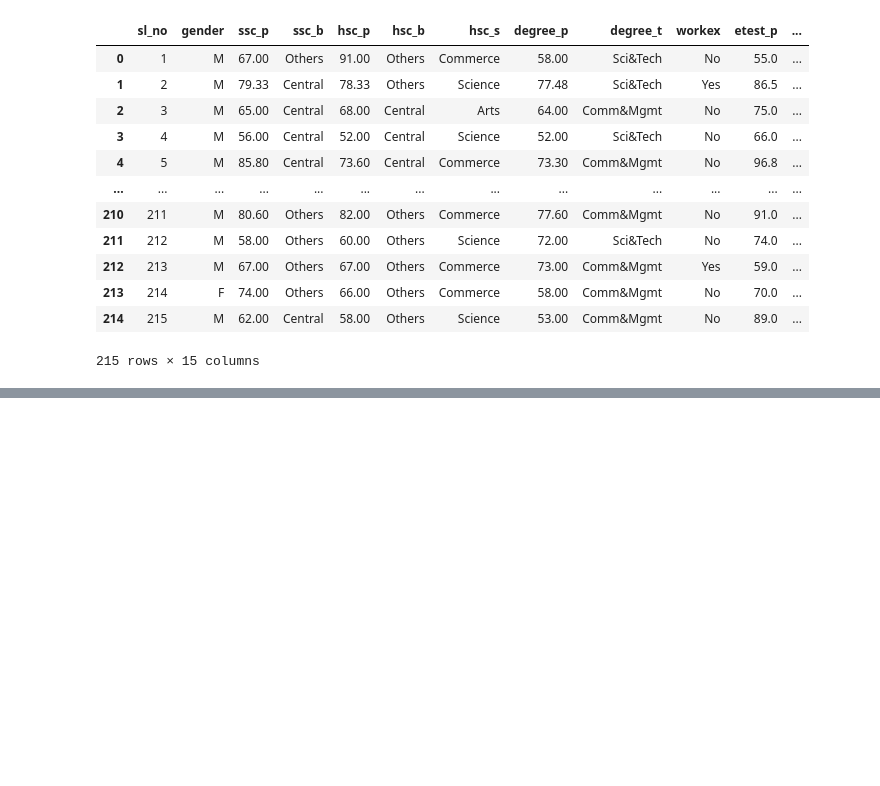
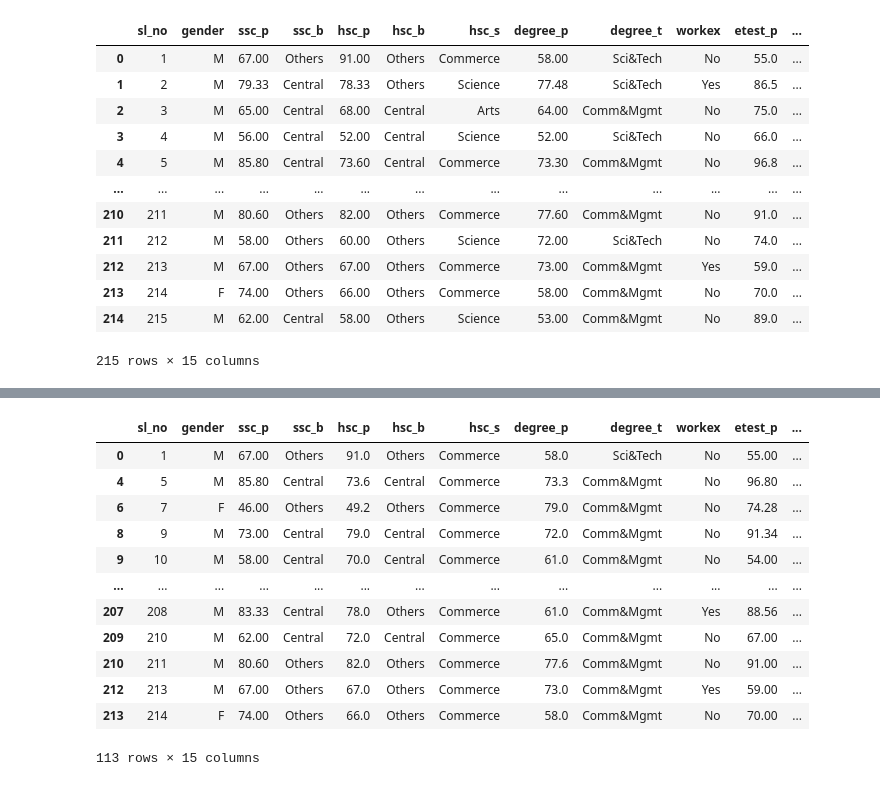
Before and after one commit to sunwenliang14/campus-placement, a Jupyter notebook: campus-placement.ipynb, the cells around one changed output, grey strips where cells are left out. Drawn from its saved outputs; the diff is of its cells as text; code cells hidden in the pictures; blank space fills up the shorter version.

```diff
--- a/campus-placement.ipynb
+++ b/campus-placement.ipynb
@@ -115,0 +134,16 @@ df[df.mba_p <= 90.00]
+# %%
+df1
+# %% [output]
+|  | sl_no | gender | ssc_p | ssc_b | hsc_p | hsc_b | hsc_s | degree_p | degree_t | workex | etest_p | ... |
+| 0 | 1 | M | 67.00 | Others | 91.0 | Others | Commerce | 58.0 | Sci&Tech | No | 55.00 | ... |
+| 4 | 5 | M | 85.80 | Central | 73.6 | Central | Commerce | 73.3 | Comm&Mgmt | No | 96.80 | ... |
+| 6 | 7 | F | 46.00 | Others | 49.2 | Others | Commerce | 79.0 | Comm&Mgmt | No | 74.28 | ... |
+| 8 | 9 | M | 73.00 | Central | 79.0 | Central | Commerce | 72.0 | Comm&Mgmt | No | 91.34 | ... |
+| 9 | 10 | M | 58.00 | Central | 70.0 | Central | Commerce | 61.0 | Comm&Mgmt | No | 54.00 | ... |
+| ... | ... | ... | ... | ... | ... | ... | ... | ... | ... | ... | ... | ... |
+| 207 | 208 | M | 83.33 | Central | 78.0 | Others | Commerce | 61.0 | Comm&Mgmt | Yes | 88.56 | ... |
+| 209 | 210 | M | 62.00 | Central | 72.0 | Central | Commerce | 65.0 | Comm&Mgmt | No | 67.00 | ... |
+| 210 | 211 | M | 80.60 | Others | 82.0 | Others | Commerce | 77.6 | Comm&Mgmt | No | 91.00 | ... |
+| 212 | 213 | M | 67.00 | Others | 67.0 | Others | Commerce | 73.0 | Comm&Mgmt | Yes | 59.00 | ... |
+| 213 | 214 | F | 74.00 | Others | 66.0 | Others | Commerce | 58.0 | Comm&Mgmt | No | 70.00 | ... |
+113 rows × 15 columns
```
Also changed, not shown: parts of 4 cells of this notebook.
